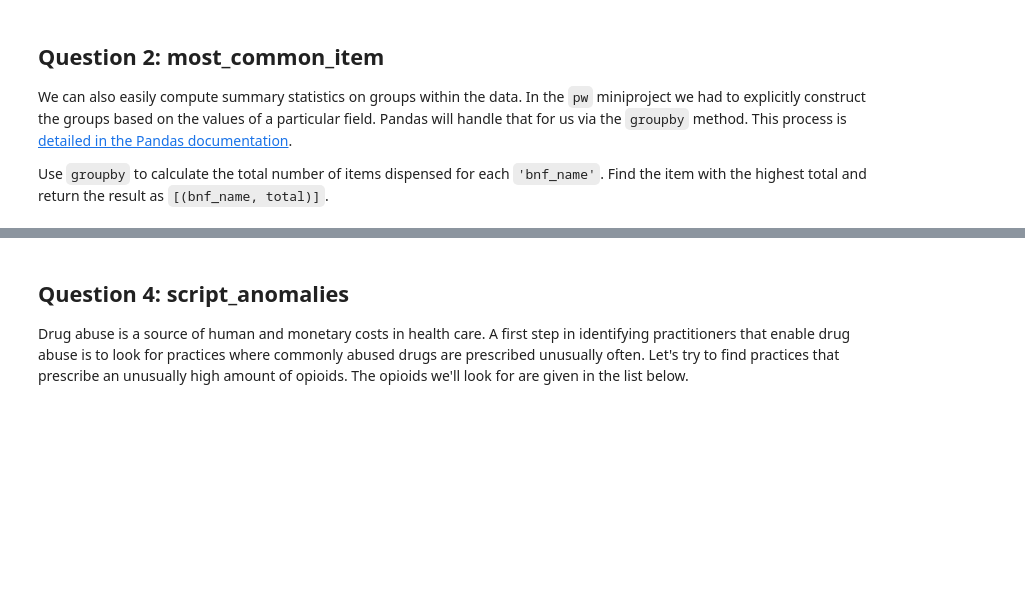
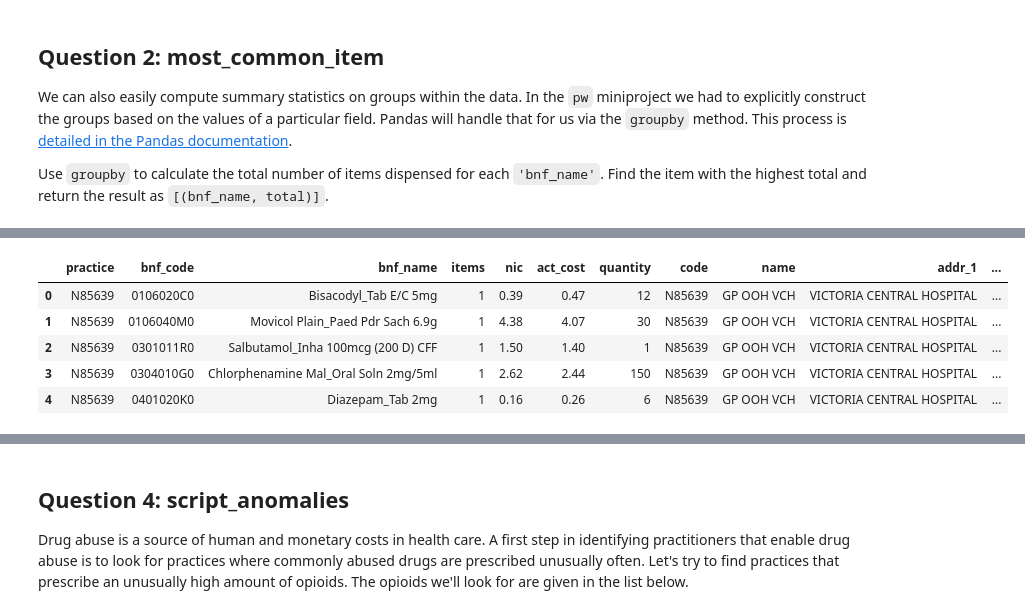
Before and after one commit to khannyasha/WorldQuant-University-Applied-Data-Science, a Jupyter notebook: WQU DS Unit I Final Solutions 2021/data-wrangling/miniprojects/dw.ipynb, the cells around one changed output, grey strips where cells are left out. Saved outputs shown, nothing was run; the diff lists cells and outputs as text; code cells hidden in the pictures; blank space fills up the shorter version.

```diff
--- a/WQU DS Unit I Final Solutions 2021/data-wrangling/miniprojects/dw.ipynb
+++ b/WQU DS Unit I Final Solutions 2021/data-wrangling/miniprojects/dw.ipynb
@@ -35,5 +45,7 @@ import numpy as np
 import gzip
 # %%
 # load the 2017 data
-scripts = ...
+scripts_file = gzip.open('./dw-data/201701scripts_sample.csv.gz', 'r')
+
+scripts = pd.read_csv(scripts_file)
 scripts.head()
@@ -40,4 +59,7 @@ scripts.head()
 # %%
+
+practices_file = gzip.open('./dw-data/practices.csv.gz', 'r')
+
 col_names=[ 'code', 'name', 'addr_1', 'addr_2', 'borough', 'village', 'post_code']
-practices = ...
+practices = pd.read_csv(practices_file, names = col_names)
 practices.head()
@@ -78,0 +156,3 @@ items_by_region = [("B11 4BW", "Salbutamol_Inha 100mcg (200 D) CFF", 0.031058906
+# %%
+unique_practices = (practices.sort_values('post_code').groupby('code').first().reset_index())
+unique_practices.head()
@@ -78,0 +166,12 @@ items_by_region = [("B11 4BW", "Salbutamol_Inha 100mcg (200 D) CFF", 0.031058906
+# %%
+
+# Join/Merge scripts with uique practices and print the first 5 records in it
+joined = pd.merge(scripts, unique_practices, how = 'inner', left_on = 'practice', right_on = 'code')
+joined.head()
+# %% [output]
+|  | practice | bnf_code | bnf_name | items | nic | act_cost | quantity | code | name | addr_1 | ... |
+| 0 | N85639 | 0106020C0 | Bisacodyl_Tab E/C 5mg | 1 | 0.39 | 0.47 | 12 | N85639 | GP OOH VCH | VICTORIA CENTRAL HOSPITAL | ... |
+| 1 | N85639 | 0106040M0 | Movicol Plain_Paed Pdr Sach 6.9g | 1 | 4.38 | 4.07 | 30 | N85639 | GP OOH VCH | VICTORIA CENTRAL HOSPITAL | ... |
+| 2 | N85639 | 0301011R0 | Salbutamol_Inha 100mcg (200 D) CFF | 1 | 1.50 | 1.40 | 1 | N85639 | GP OOH VCH | VICTORIA CENTRAL HOSPITAL | ... |
+| 3 | N85639 | 0304010G0 | Chlorphenamine Mal_Oral Soln 2mg/5ml | 1 | 2.62 | 2.44 | 150 | N85639 | GP OOH VCH | VICTORIA CENTRAL HOSPITAL | ... |
+| 4 | N85639 | 0401020K0 | Diazepam_Tab 2mg | 1 | 0.16 | 0.26 | 6 | N85639 | GP OOH VCH | VICTORIA CENTRAL HOSPITAL | ... |
```
Also changed, not shown: parts of 62 cells of this notebook, 15 other files.
